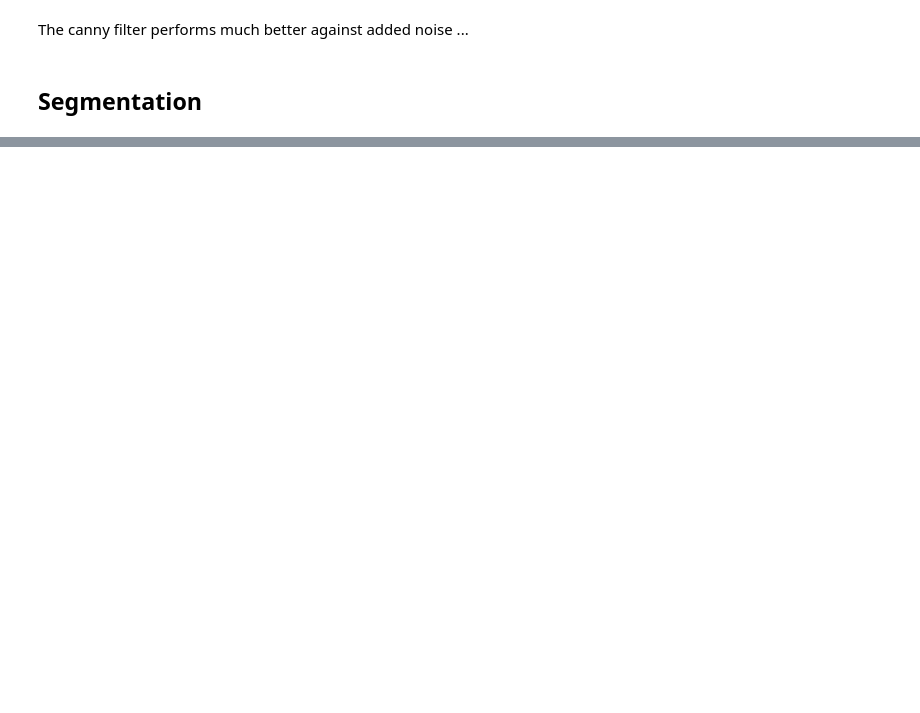
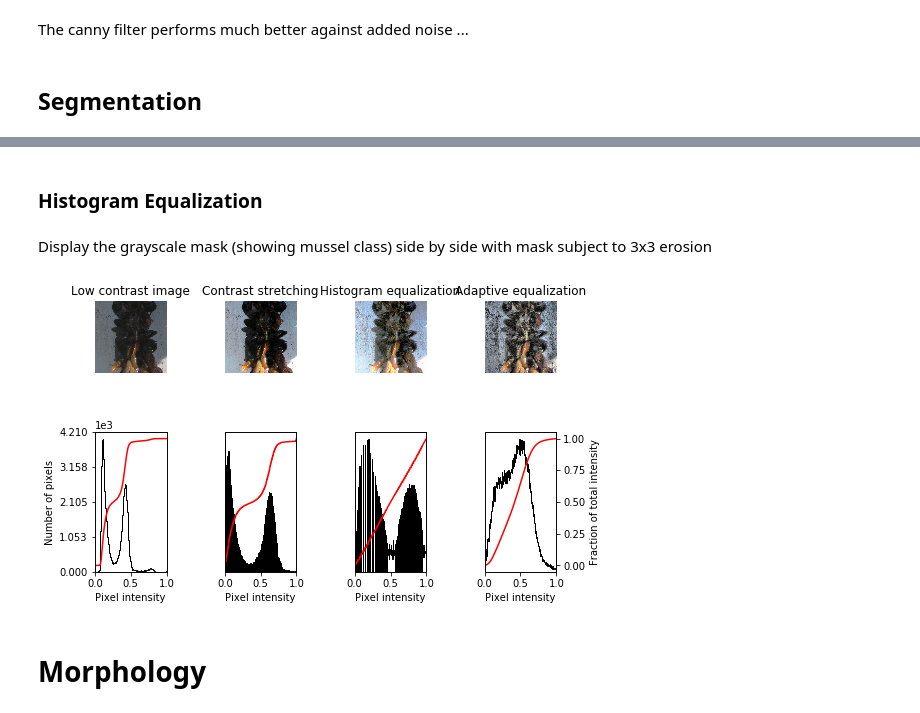
Before and after one commit to AngusG/machine-vision-image-processing, a Jupyter notebook: ENGG6100_ImageProcessing_Ciona.ipynb, the cells around one changed output, grey strips where cells are left out. Drawn from its saved outputs; the diff is of its cells as text; code cells hidden in the pictures; blank space fills up the shorter version.

```diff
--- a/ENGG6100_ImageProcessing_Ciona.ipynb
+++ b/ENGG6100_ImageProcessing_Ciona.ipynb
@@ -229,0 +225,2 @@ plt.xkcd?
+# %% [markdown]
+### Histogram Equalization
@@ -229,0 +254,51 @@ plt.xkcd?
+# %% [markdown]
+Display the grayscale mask (showing mussel class) side by side with mask subject to 3x3 erosion
+# %%
+from skimage import exposure
+
+# Contrast stretching
+p2, p98 = np.percentile(image, (2, 98))
+img_rescale = exposure.rescale_intensity(image, in_range=(p2, p98))
+
+# Equalization
+img_eq = exposure.equalize_hist(image)
+
+# Adaptive Equalization
+img_adapteq = exposure.equalize_adapthist(image, clip_limit=0.03)
+# %%
+from skimage import img_as_float
+
+# Display results
+fig = plt.figure(figsize=(8, 5))
+axes = np.zeros((2, 4), dtype=np.object)
+axes[0, 0] = fig.add_subplot(2, 4, 1)
+for i in range(1, 4):
+    axes[0, i] = fig.add_subplot(2, 4, 1+i, sharex=axes[0,0], sharey=axes[0,0])
+for i in range(0, 4):
+    axes[1, i] = fig.add_subplot(2, 4, 5+i)
+
+ax_img, ax_hist, ax_cdf = plot_img_and_hist(image, axes[:, 0])
+ax_img.set_title('Low contrast image')
+
+y_min, y_max = ax_hist.get_ylim()
+ax_hist.set_ylabel('Number of pixels')
+ax_hist.set_yticks(np.linspace(0, y_max, 5))
+
+ax_img, ax_hist, ax_cdf = plot_img_and_hist(img_rescale, axes[:, 1])
+ax_img.set_title('Contrast stretching')
+
+ax_img, ax_hist, ax_cdf = plot_img_and_hist(img_eq, axes[:, 2])
+ax_img.set_title('Histogram equalization')
+
+ax_img, ax_hist, ax_cdf = plot_img_and_hist(img_adapteq, axes[:, 3])
+ax_img.set_title('Adaptive equalization')
+
+ax_cdf.set_ylabel('Fraction of total intensity')
+ax_cdf.set_yticks(np.linspace(0, 1, 5))
+
+# prevent overlap of y-axis labels
+fig.tight_layout()
+# %% [output]
+[figure, added]
+# %% [markdown]
+# Morphology
```
Also changed, not shown: parts of 12 cells of this notebook, 2 other files.
